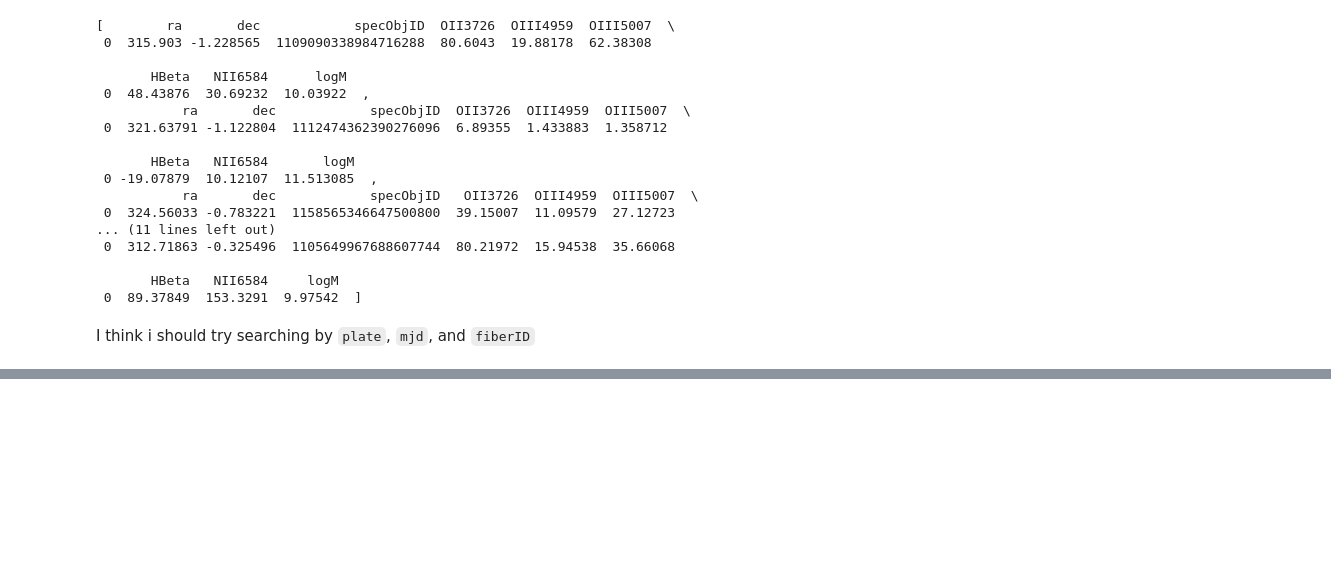
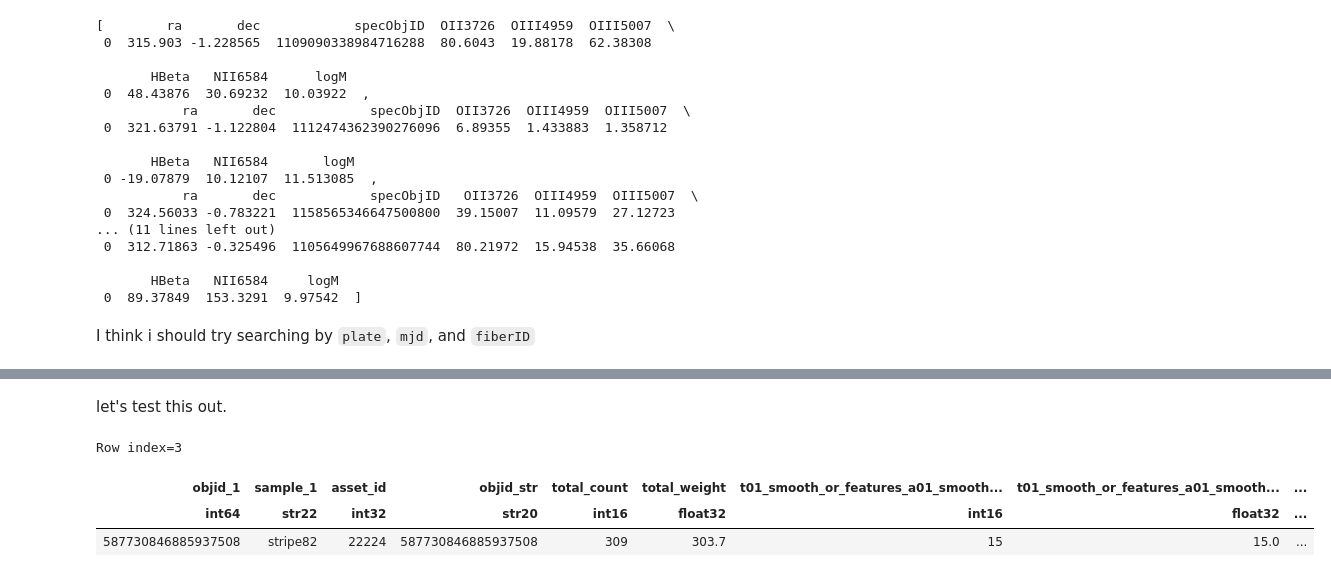
Before and after one commit to NicoAdams/Stripe82Clumps, a Jupyter notebook: mike_sandbox.ipynb, the cells around one changed output, grey strips where cells are left out. Drawn from its saved outputs; the diff is of its cells as text; code cells hidden in the pictures; blank space fills up the shorter version.

```diff
--- a/mike_sandbox.ipynb
+++ b/mike_sandbox.ipynb
@@ -422,0 +438,9 @@ I think i should try searching by `plate`, `mjd`, and `fiberID`
+# %% [markdown]
+let's test this out.
+# %%
+catTable[3]
+# %% [output]
+Row index=3
+| objid_1 | sample_1 | asset_id | objid_str | total_count | total_weight | t01_smooth_or_features_a01_smooth... | t01_smooth_or_features_a01_smooth... | ... |
+| int64 | str22 | int32 | str20 | int16 | float32 | int16 | float32 | ... |
+| 587730846885937508 | stripe82 | 22224 | 587730846885937508 | 309 | 303.7 | 15 | 15.0 | ... |
```
Also changed, not shown: parts of 23 cells of this notebook, 10 other files.
